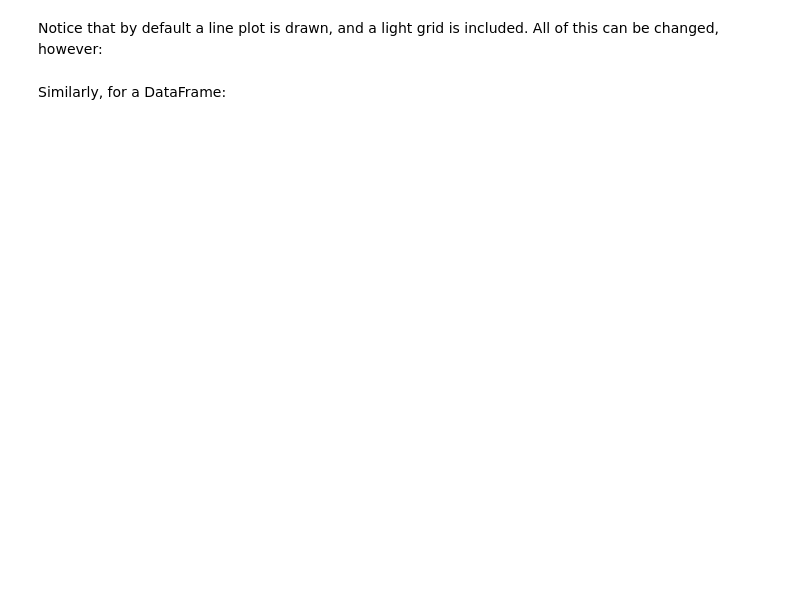
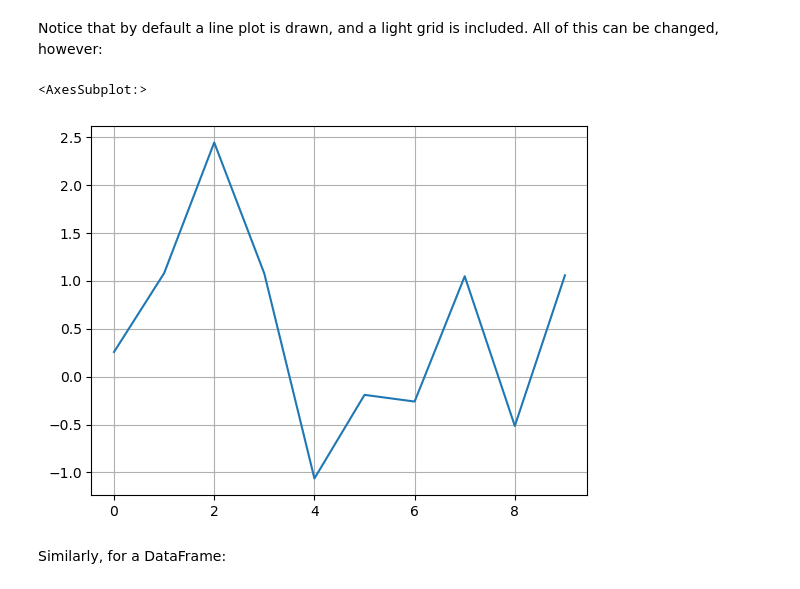
Before and after one commit to joelkariyalil/AIrobosoft, a Jupyter notebook: Matplotlib.ipynb, the cells around one changed output. Drawn from its saved outputs; the diff is of its cells as text; code cells hidden in the pictures; blank space fills up the shorter version.

```diff
--- a/Matplotlib.ipynb
+++ b/Matplotlib.ipynb
@@ -70,4 +81,9 @@ normals.plot()
 # %% [markdown]
 Notice that by default a line plot is drawn, and a light grid is included. All of this can be changed, however:
+# %%
+normals.cumsum().plot(grid=True)
+# %% [output]
+<AxesSubplot:>
+[figure, added]
 # %% [markdown]
 Similarly, for a DataFrame:
```
Also changed, not shown: parts of 3 cells of this notebook.
